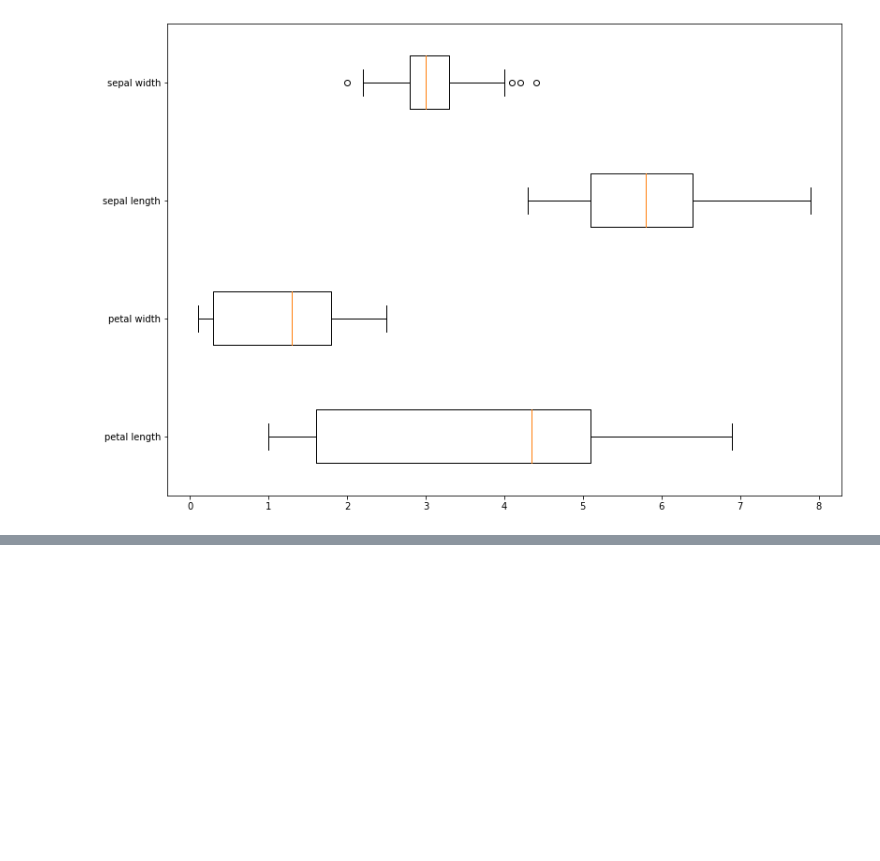
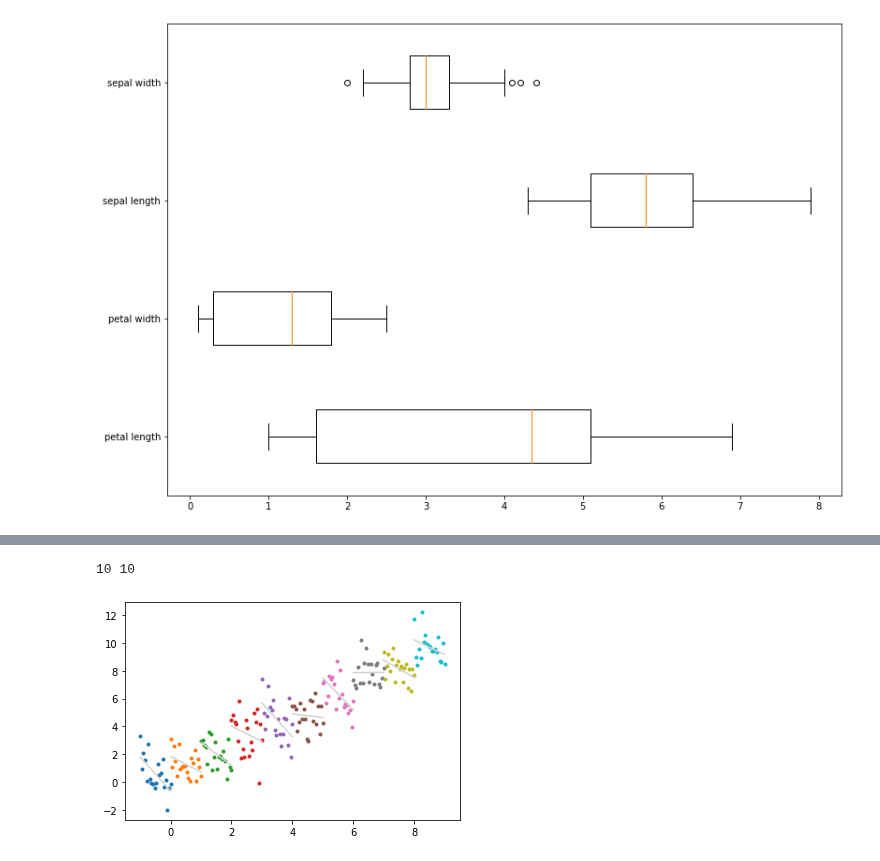
Before and after one commit to kiehozero/atu-fundda2022, a Jupyter notebook: practicals/06-outliers-INC.ipynb, the cells around one changed output, grey strips where cells are left out. Saved outputs shown, nothing was run; the diff lists cells and outputs as text; code cells hidden in the pictures; blank space fills up the shorter version.

```diff
--- a/practicals/06-outliers-INC.ipynb
+++ b/practicals/06-outliers-INC.ipynb
@@ -135,0 +131,19 @@ for i in range(len(xs)):
+# %%
+xs = np.array([np.linspace(i, i - 1.0, 20) for i in range(10)])
+ys = np.array([-1.0 * xs[i] + 2 * i for i in range(len(xs))])
+x = xs.flatten()
+y = ys.flatten()
+
+print(len(xs),len(ys))
+
+ys = ys + np.random.normal(0.0, 1.0, ys.shape)
+
+for i in range(len(xs)):
+    plt.plot(xs[i], ys[i], '.')
+    m, c = np.polyfit(xs[i], ys[i], 1)
+    xbestfit = np.linspace(xs[i].min(), xs[i].max(), 50)
+    ybestfit = m * xbestfit + c
+    plt.plot(xbestfit, ybestfit, color='lightgrey');
+# %% [output]
+10 10
+[figure, added]
```
Also changed, not shown: parts of 5 cells of this notebook.
